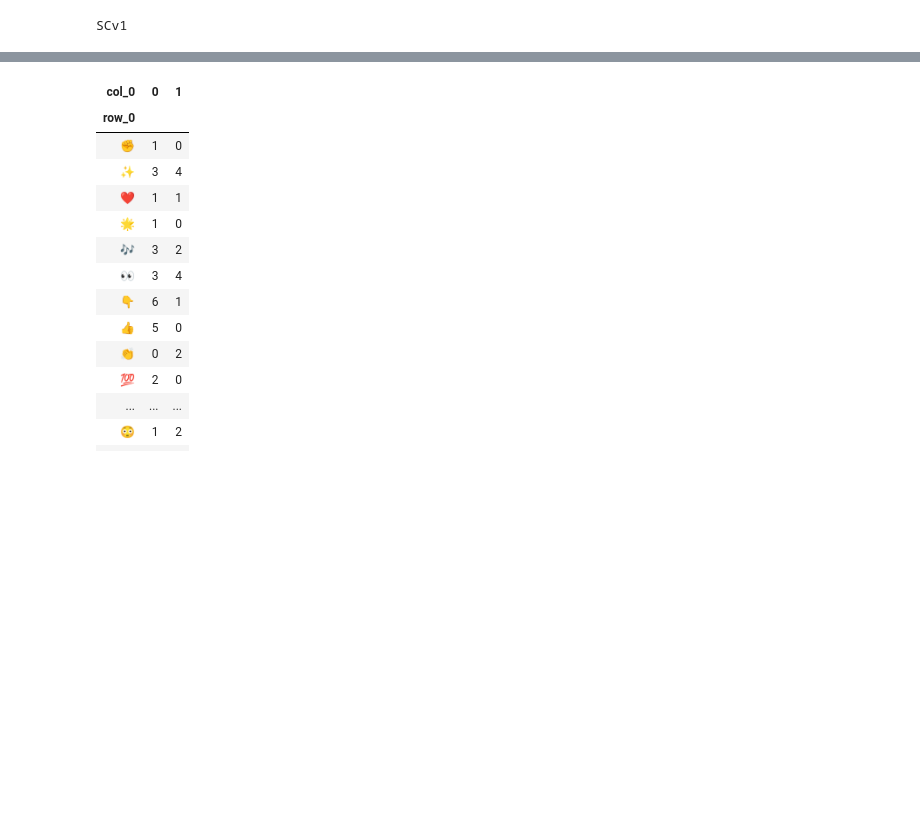
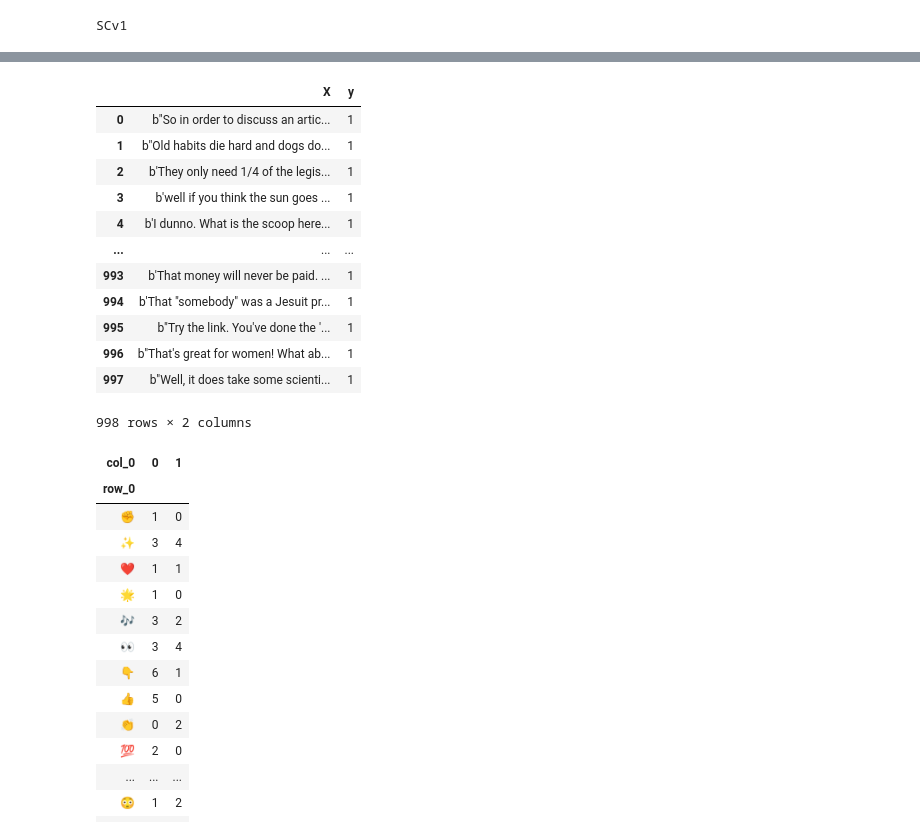
Before and after one commit to karabellyj/emoji-gpt2, a Jupyter notebook: notebooks/SCv1-experiments.ipynb, the cells around one changed output, grey strips where cells are left out. Saved outputs shown, nothing was run; the diff lists cells and outputs as text; code cells hidden in the pictures; blank space fills up the shorter version.

```diff
--- a/notebooks/SCv1-experiments.ipynb
+++ b/notebooks/SCv1-experiments.ipynb
@@ -83,3 +115,19 @@ SCv1
+# %%
+df.loc[df.y == 1]
+# %% [output]
+|  | X | y |
+| 0 | b"So in order to discuss an artic... | 1 |
+| 1 | b"Old habits die hard and dogs do... | 1 |
+| 2 | b'They only need 1/4 of the legis... | 1 |
+| 3 | b'well if you think the sun goes ... | 1 |
+| 4 | b'I dunno. What is the scoop here... | 1 |
+| ... | ... | ... |
+| 993 | b'That money will never be paid. ... | 1 |
+| 994 | b'That "somebody" was a Jesuit pr... | 1 |
+| 995 | b"Try the link. You've done the '... | 1 |
+| 996 | b"That's great for women! What ab... | 1 |
+| 997 | b"Well, it does take some scienti... | 1 |
+998 rows × 2 columns
 # %%
 Xt = tokenize(X, tokenizer)
 # %%
```
Also changed, not shown: parts of 4 cells of this notebook, 3 other files.
